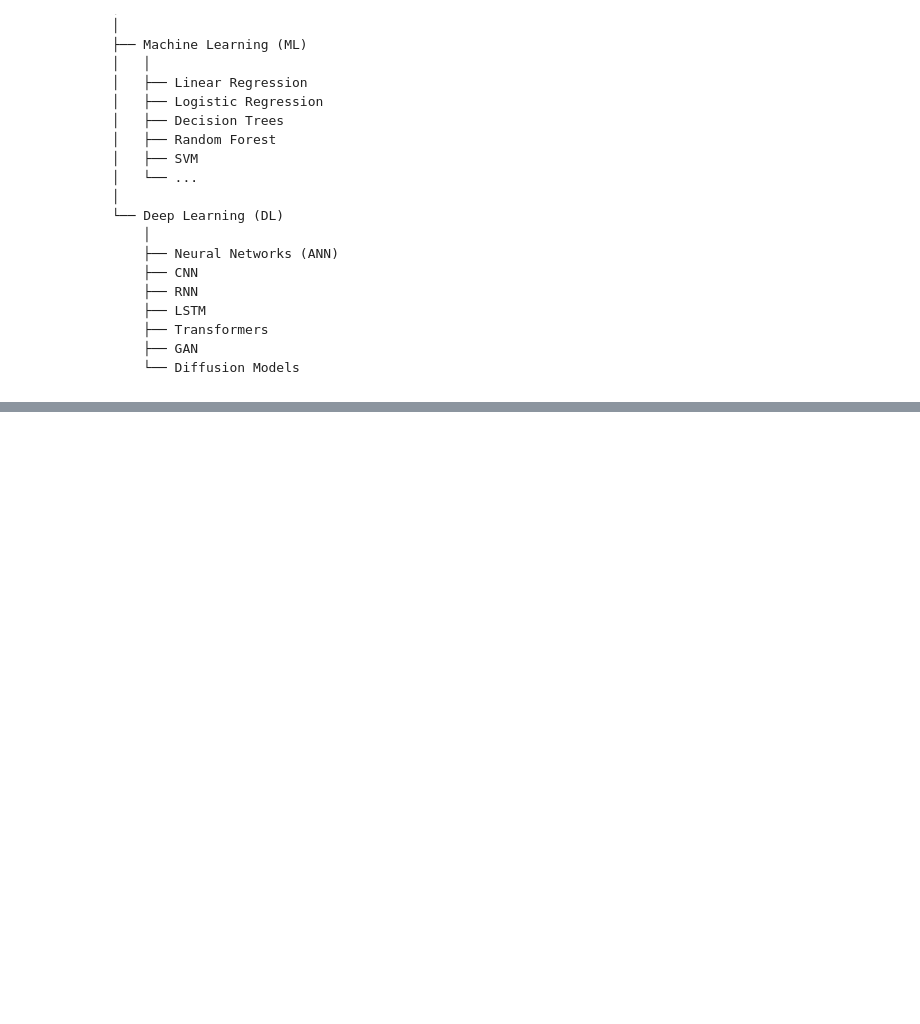
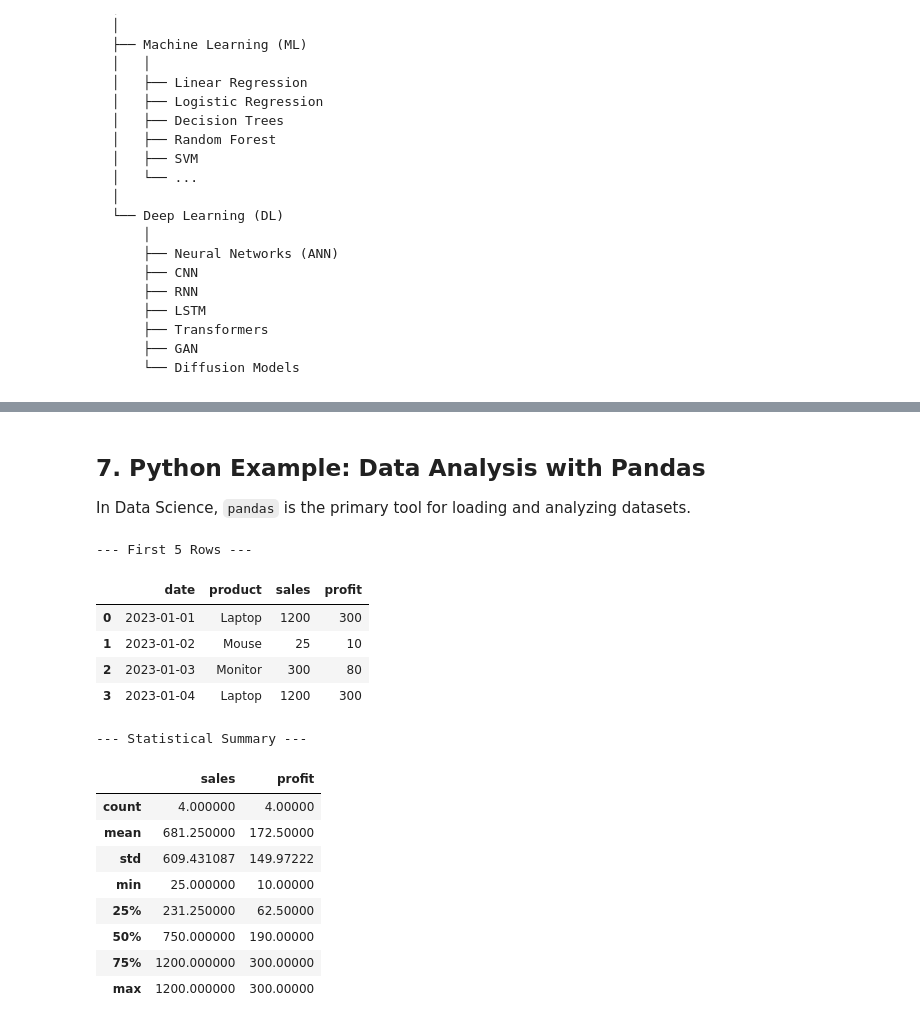
Before and after one commit to rsys-adsingh/Machine-Learning, a Jupyter notebook: study/Chapter_1.ipynb, the cells around one changed output, grey strips where cells are left out. Drawn from its saved outputs; the diff is of its cells as text; code cells hidden in the pictures; blank space fills up the shorter version.

```diff
--- a/study/Chapter_1.ipynb
+++ b/study/Chapter_1.ipynb
@@ -257,0 +289,39 @@ Artificial Intelligence (AI)
+# %% [markdown]
+## 7. Python Example: Data Analysis with Pandas
+In Data Science, `pandas` is the primary tool for loading and analyzing datasets.
+# %%
+import pandas as pd
+import io
+
+# Creating a dummy dataset to simulate 'sales.csv'
+data = """date,product,sales,profit
+2023-01-01,Laptop,1200,300
+2023-01-02,Mouse,25,10
+2023-01-03,Monitor,300,80
+2023-01-04,Laptop,1200,300
+"""
+
+df = pd.read_csv(io.StringIO(data))
+
+print("--- First 5 Rows ---")
+display(df.head())
+
+print("\n--- Statistical Summary ---")
+display(df.describe())
+# %% [output]
+--- First 5 Rows ---
+|  | date | product | sales | profit |
+| 0 | 2023-01-01 | Laptop | 1200 | 300 |
+| 1 | 2023-01-02 | Mouse | 25 | 10 |
+| 2 | 2023-01-03 | Monitor | 300 | 80 |
+| 3 | 2023-01-04 | Laptop | 1200 | 300 |
+--- Statistical Summary ---
+|  | sales | profit |
+| count | 4.000000 | 4.00000 |
+| mean | 681.250000 | 172.50000 |
+| std | 609.431087 | 149.97222 |
+| min | 25.000000 | 10.00000 |
+| 25% | 231.250000 | 62.50000 |
+| 50% | 750.000000 | 190.00000 |
+| 75% | 1200.000000 | 300.00000 |
+| max | 1200.000000 | 300.00000 |
```
Also changed, not shown: parts of 8 cells of this notebook.
